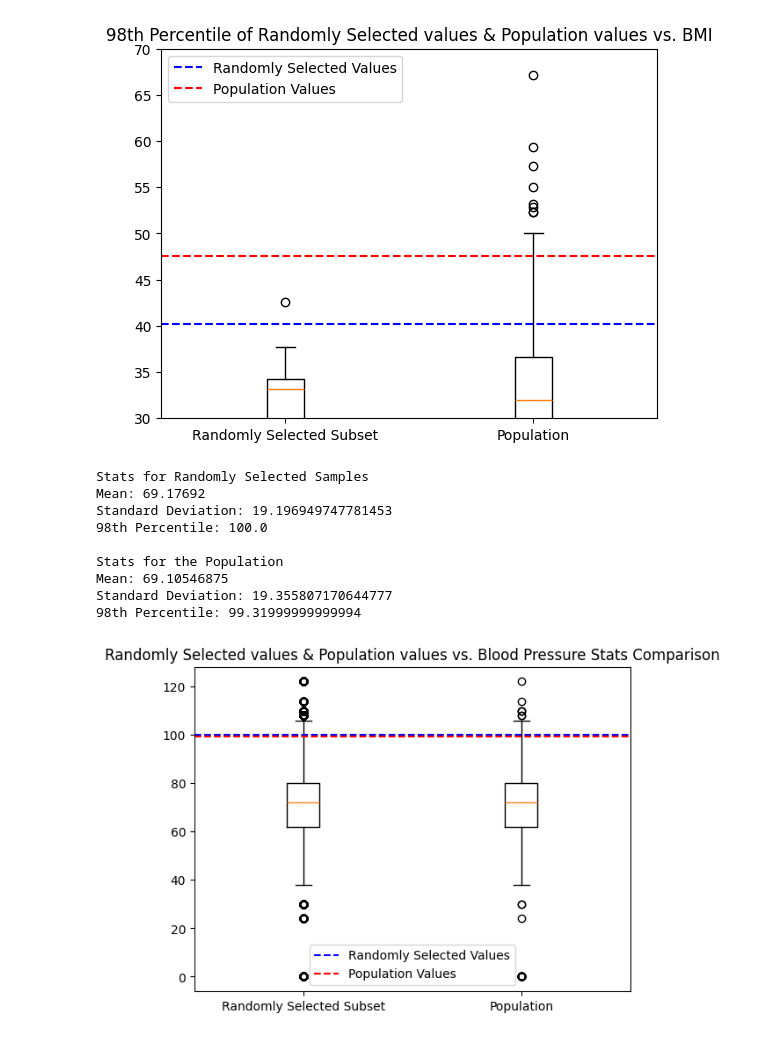
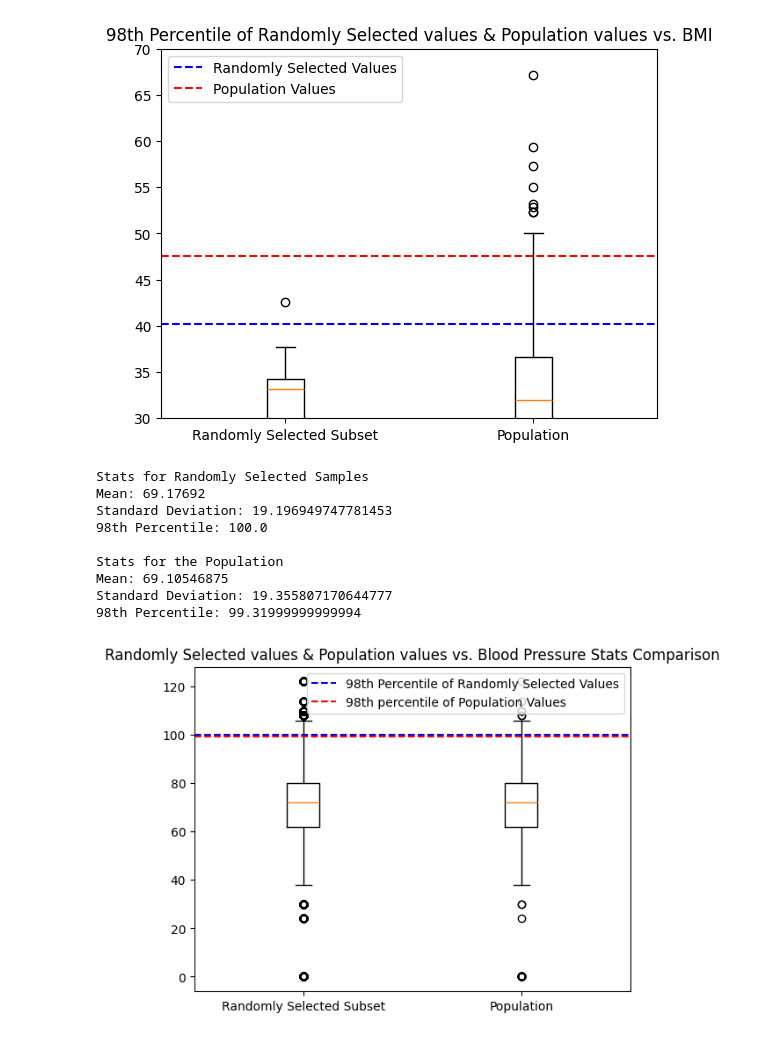
Before and after one commit to samfoster347-svg/Data-Science-Assignment-2, a Jupyter notebook: Part 2/Code/DSAssignment2pt2.ipynb, the cells around one changed output. Saved outputs shown, nothing was run; the diff lists cells and outputs as text; code cells hidden in the pictures.

```diff
--- a/Part 2/Code/DSAssignment2pt2.ipynb
+++ b/Part 2/Code/DSAssignment2pt2.ipynb
@@ -60,36 +60,36 @@ EmptyList = []
 for i in range(500):
     RandSamp = df['BloodPressure'].sample(n=150, replace=True)
     EmptyList.append(RandSamp)
 
 RandomSamples = pd.concat(EmptyList)
 print('Stats for Randomly Selected Samples')
 print(f"Mean: {RandomSamples.mean()}")
 print(f"Standard Deviation: {RandomSamples.std()}")
 print(f"98th Percentile: {np.percentile(RandomSamples, 98)}")
 print('')
 print('Stats for the Population')
 print(f"Mean: {df['BloodPressure'].mean()}")
 print(f"Standard Deviation: {df['BloodPressure'].std()}")
 print(f"98th Percentile: {np.percentile(df['BloodPressure'], 98)}")
 
 plt.title('Randomly Selected values & Population values vs. Blood Pressure Stats Comparison')
 plt.boxplot([RandomSamples,df['BloodPressure']])
 plt.xticks([1,2], ['Randomly Selected Subset','Population'])
-plt.axhline(100, color='b', linestyle='--', label='Randomly Selected Values')
-plt.axhline(99.32, color='r', linestyle='--', label='Population Values')
+plt.axhline(100, color='b', linestyle='--', label='98th Percentile of Randomly Selected Values')
+plt.axhline(99.32, color='r', linestyle='--', label='98th percentile of Population Values')
 plt.legend()
 plt.show()
 # %% [output]
 Stats for Randomly Selected Samples
 Mean: 69.17692
 Standard Deviation: 19.196949747781453
 98th Percentile: 100.0
 
 Stats for the Population
 Mean: 69.10546875
 Standard Deviation: 19.355807170644777
 98th Percentile: 99.31999999999994
-[figure, old version]
+[figure, new version]
 # %%
 Report = """
 A subset of 25 randomly selected values was choosen from from a population of 768 values.
```
